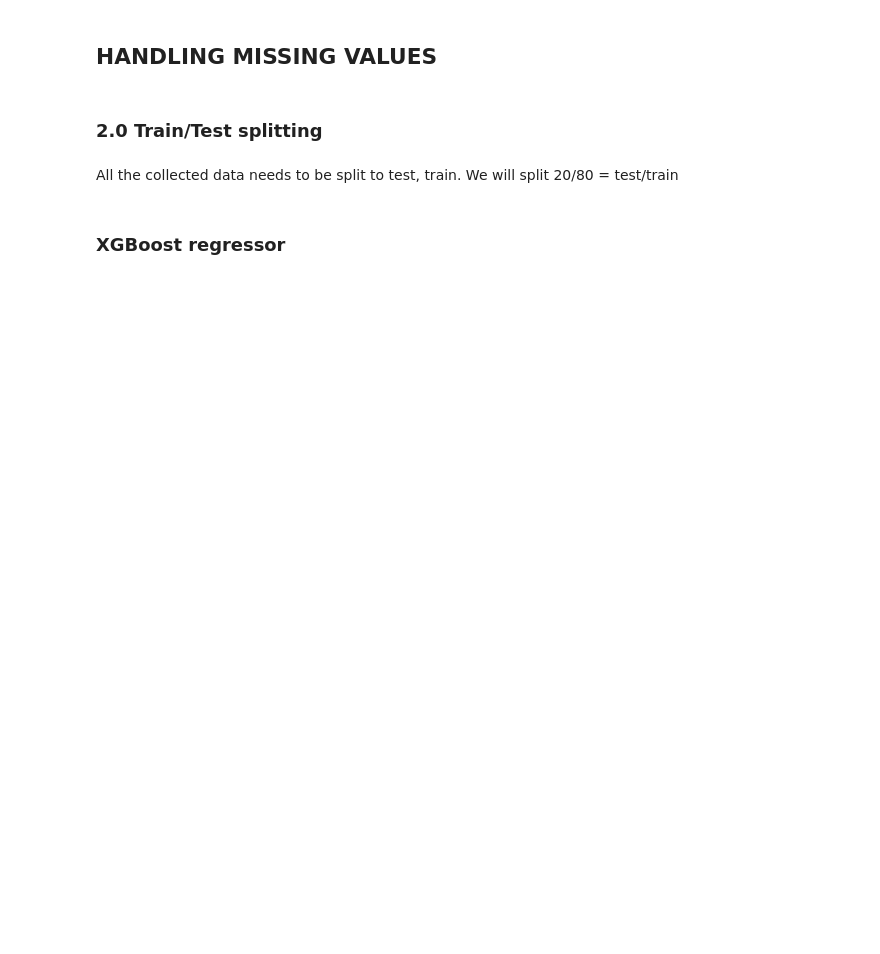
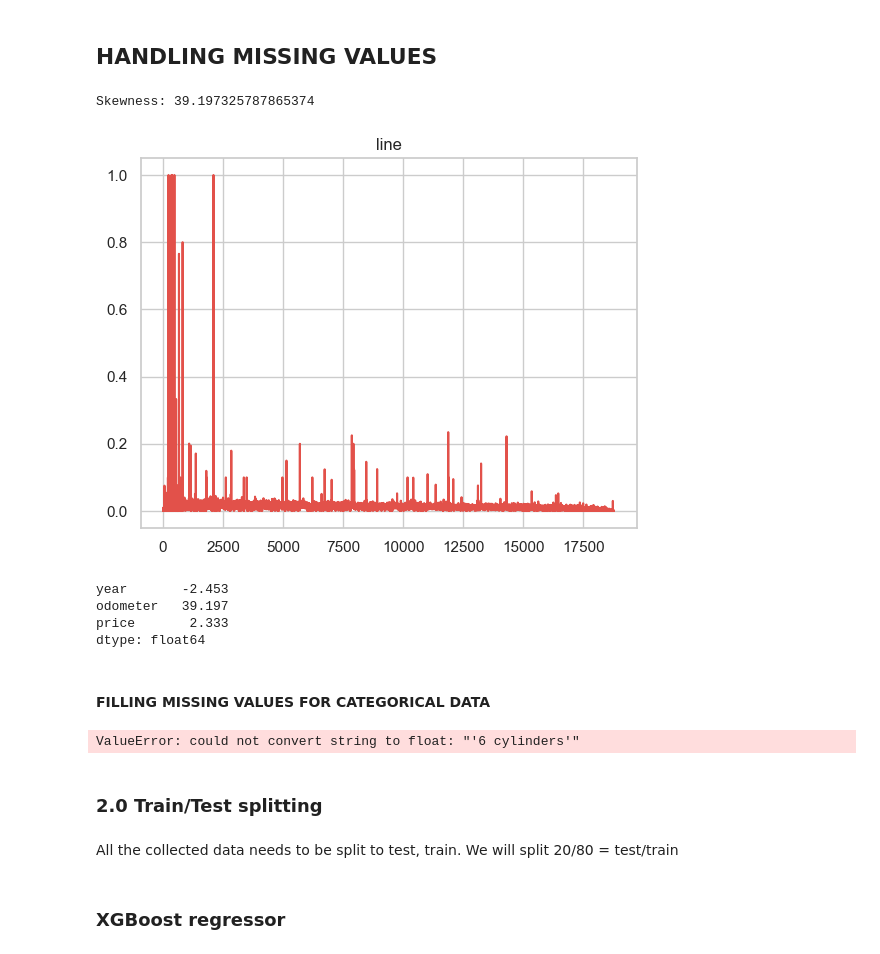
Before and after one commit to Alp-0zturk/SCPP_Project, a Jupyter notebook: main.ipynb, the cells around one changed output. Drawn from its saved outputs; the diff is of its cells as text; code cells hidden in the pictures; blank space fills up the shorter version.

Commit message:
filling missing values

```diff
--- a/main.ipynb
+++ b/main.ipynb
@@ -30,13 +30,13 @@ pd.set_option('display.float_format', '{:.3f}'.format)
 # %% [markdown]
 <h4> 1.1 Load the available data </h4>
 # %%
-dir = 'SCPP_Project/vehicles-random-subset.-ThisOne-minMaxNorm.csv'
-with open(dir, mode='rb') as file:
+dir = 'vehicles-random-subset-ThisOne-minMaxNorm.csv'
+with open(dir, mode='r') as file:
     csv_reader = csv.reader(file)
     next(csv_reader, None)
 
 # print first 5 recording of data
-df=pd.read_csv('SCPP_Project/vehicles-random-subset.-ThisOne-minMaxNorm.csv')
+df=pd.read_csv(dir)
 df.columns = df.columns.str.lower()  # Convert all column names to lowercase
 print(df.head(5))
 print()
@@ -54,18 +99,34 @@ This is done to increase amount of data and to increase coherence.
 # %% [markdown]
 ## HANDLING MISSING VALUES
-# %%
-cylinder_mapping = {
-    '3 cylinders': 3,
-    '4 cylinders': 4,
-    '6 cylinders': 6,
-    '8 cylinders': 8,
-    '10 cylinders': 10,
-    '12 cylinders': 12,
-    'other': 0  # For cases where the value is unknown or non-numeric
-}
-df['cylinders'] = df['cylinders'].map(cylinder_mapping)
-df['cylinders'] = df['cylinders'].fillna(df['cylinders'].median())
-df['cylinders'] = df['cylinders'].fillna(0)
+# %%
+import matplotlib.pyplot as plt
+skewness = df['odometer'].skew()
+print(f"Skewness: {skewness}")
+df['odometer'].plot(kind='line')
+plt.title('line')
+plt.show()
+df['odometer'] = df['odometer'].fillna(df['odometer'].median()) # HANDLING FOR SKEWED DATA
+numerical_cols = df.select_dtypes(include=['float64', 'int64']).columns
+print(df[numerical_cols].skew())
+
+df['year'] = df['year'].fillna(df['year'].mean()) # HANDLING FOR SYMMETRIC DATA
+# %% [output]
+Skewness: 39.197325787865374
+[figure, added]
+year       -2.453
+odometer   39.197
+price       2.333
+dtype: float64
+# %% [markdown]
+<h4> FILLING MISSING VALUES FOR CATEGORICAL DATA </h4>
+# %%
+from sklearn.impute import KNNImputer
+#cylinders(other), fuel(other), odometer(<124), type(other)
+# Using KNN imputer (works well for numerical columns, but can also be used for categorical data)
+imputer = KNNImputer(n_neighbors=5)
+df['cylinders'] = imputer.fit_transform(df[['cylinders', 'model', 'fuel', 'condition', 'transmission', 'drive', 'title_status', 'size', 'type']])
+# %% [output]
+ValueError: could not convert string to float: "'6 cylinders'"
 # %% [markdown]
 ### 2.0 Train/Test splitting
 # %% [markdown]
```
Also changed, not shown: parts of 6 cells of this notebook, 5 other files.
